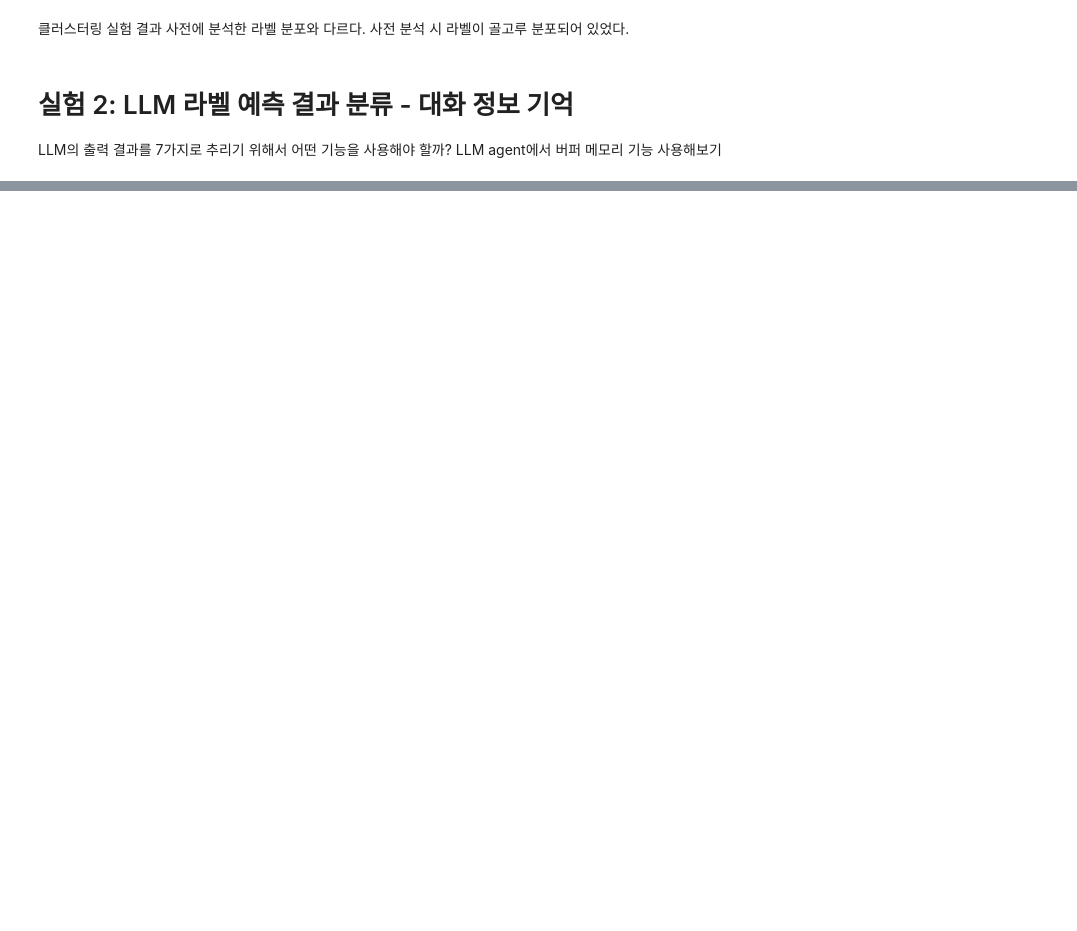
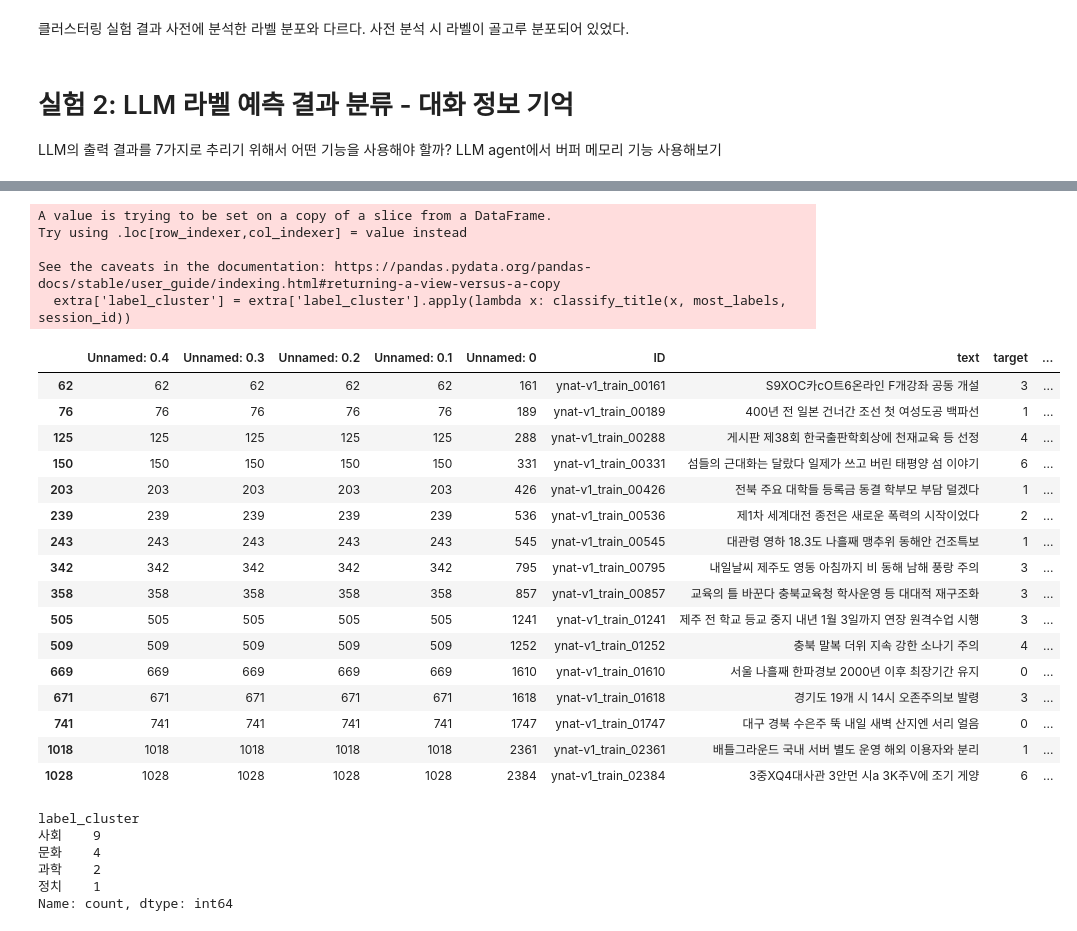
Before and after one commit to boostcampaitech7/level2-nlp-datacentric-nlp-07, a Jupyter notebook: LLM_based_clustering.ipynb, the cells around one changed output, grey strips where cells are left out. Saved outputs shown, nothing was run; the diff lists cells and outputs as text; code cells hidden in the pictures; blank space fills up the shorter version.

```diff
--- a/LLM_based_clustering.ipynb
+++ b/LLM_based_clustering.ipynb
@@ -252,0 +249,36 @@ clean_df.to_csv('data/clustered_7_labels.csv')
+# %%
+extra['label_cluster'] = extra['label_cluster'].apply(lambda x: classify_title(x, most_labels, session_id))
+extra
+# %% [output]
+A value is trying to be set on a copy of a slice from a DataFrame.
+Try using .loc[row_indexer,col_indexer] = value instead
+
+See the caveats in the documentation: https://pandas.pydata.org/pandas-docs/stable/user_guide/indexing.html#returning-a-view-versus-a-copy
+  extra['label_cluster'] = extra['label_cluster'].apply(lambda x: classify_title(x, most_labels, session_id))
+|  | Unnamed: 0.4 | Unnamed: 0.3 | Unnamed: 0.2 | Unnamed: 0.1 | Unnamed: 0 | ID | text | target | ... |
+| 62 | 62 | 62 | 62 | 62 | 161 | ynat-v1_train_00161 | S9XOC카cO트6온라인 F개강좌 공동 개설 | 3 | ... |
+| 76 | 76 | 76 | 76 | 76 | 189 | ynat-v1_train_00189 | 400년 전 일본 건너간 조선 첫 여성도공 백파선 | 1 | ... |
+| 125 | 125 | 125 | 125 | 125 | 288 | ynat-v1_train_00288 | 게시판 제38회 한국출판학회상에 천재교육 등 선정 | 4 | ... |
+| 150 | 150 | 150 | 150 | 150 | 331 | ynat-v1_train_00331 | 섬들의 근대화는 달랐다 일제가 쓰고 버린 태평양 섬 이야기 | 6 | ... |
+| 203 | 203 | 203 | 203 | 203 | 426 | ynat-v1_train_00426 | 전북 주요 대학들 등록금 동결 학부모 부담 덜겠다 | 1 | ... |
+| 239 | 239 | 239 | 239 | 239 | 536 | ynat-v1_train_00536 | 제1차 세계대전 종전은 새로운 폭력의 시작이었다 | 2 | ... |
+| 243 | 243 | 243 | 243 | 243 | 545 | ynat-v1_train_00545 | 대관령 영하 18.3도 나흘째 맹추위 동해안 건조특보 | 1 | ... |
+| 342 | 342 | 342 | 342 | 342 | 795 | ynat-v1_train_00795 | 내일날씨 제주도 영동 아침까지 비 동해 남해 풍랑 주의 | 3 | ... |
+| 358 | 358 | 358 | 358 | 358 | 857 | ynat-v1_train_00857 | 교육의 틀 바꾼다 충북교육청 학사운영 등 대대적 재구조화 | 3 | ... |
+| 505 | 505 | 505 | 505 | 505 | 1241 | ynat-v1_train_01241 | 제주 전 학교 등교 중지 내년 1월 3일까지 연장 원격수업 시행 | 3 | ... |
+| 509 | 509 | 509 | 509 | 509 | 1252 | ynat-v1_train_01252 | 충북 말복 더위 지속 강한 소나기 주의 | 4 | ... |
+| 669 | 669 | 669 | 669 | 669 | 1610 | ynat-v1_train_01610 | 서울 나흘째 한파경보 2000년 이후 최장기간 유지 | 0 | ... |
+| 671 | 671 | 671 | 671 | 671 | 1618 | ynat-v1_train_01618 | 경기도 19개 시 14시 오존주의보 발령 | 3 | ... |
+| 741 | 741 | 741 | 741 | 741 | 1747 | ynat-v1_train_01747 | 대구 경북 수은주 뚝 내일 새벽 산지엔 서리 얼음 | 0 | ... |
+| 1018 | 1018 | 1018 | 1018 | 1018 | 2361 | ynat-v1_train_02361 | 배틀그라운드 국내 서버 별도 운영 해외 이용자와 분리 | 1 | ... |
+| 1028 | 1028 | 1028 | 1028 | 1028 | 2384 | ynat-v1_train_02384 | 3중XQ4대사관 3안먼 시a 3K주V에 조기 게양 | 6 | ... |
+# %%
+label_count = extra['label_cluster'].value_counts()
+label_count
+# %% [output]
+label_cluster
+사회    9
+문화    4
+과학    2
+정치    1
+Name: count, dtype: int64
```
Also changed, not shown: parts of 13 cells of this notebook.
